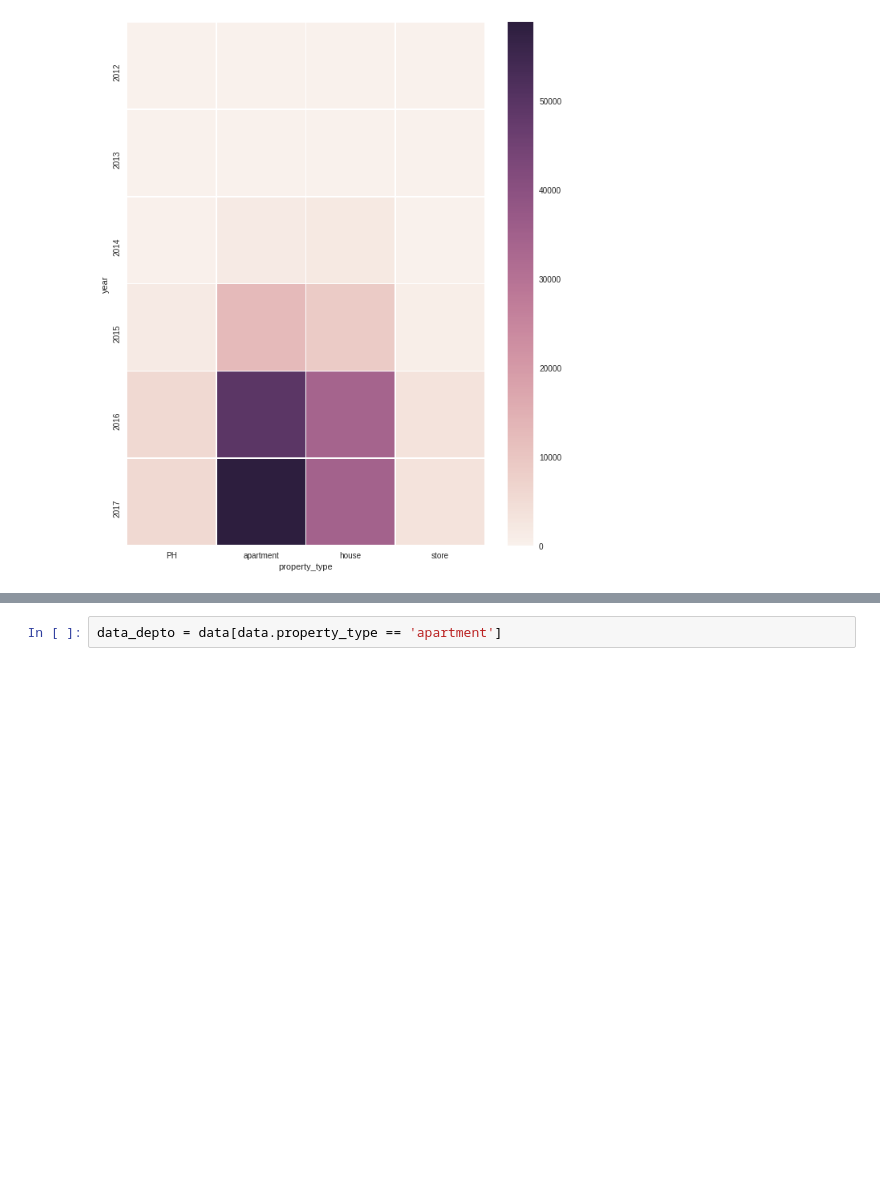
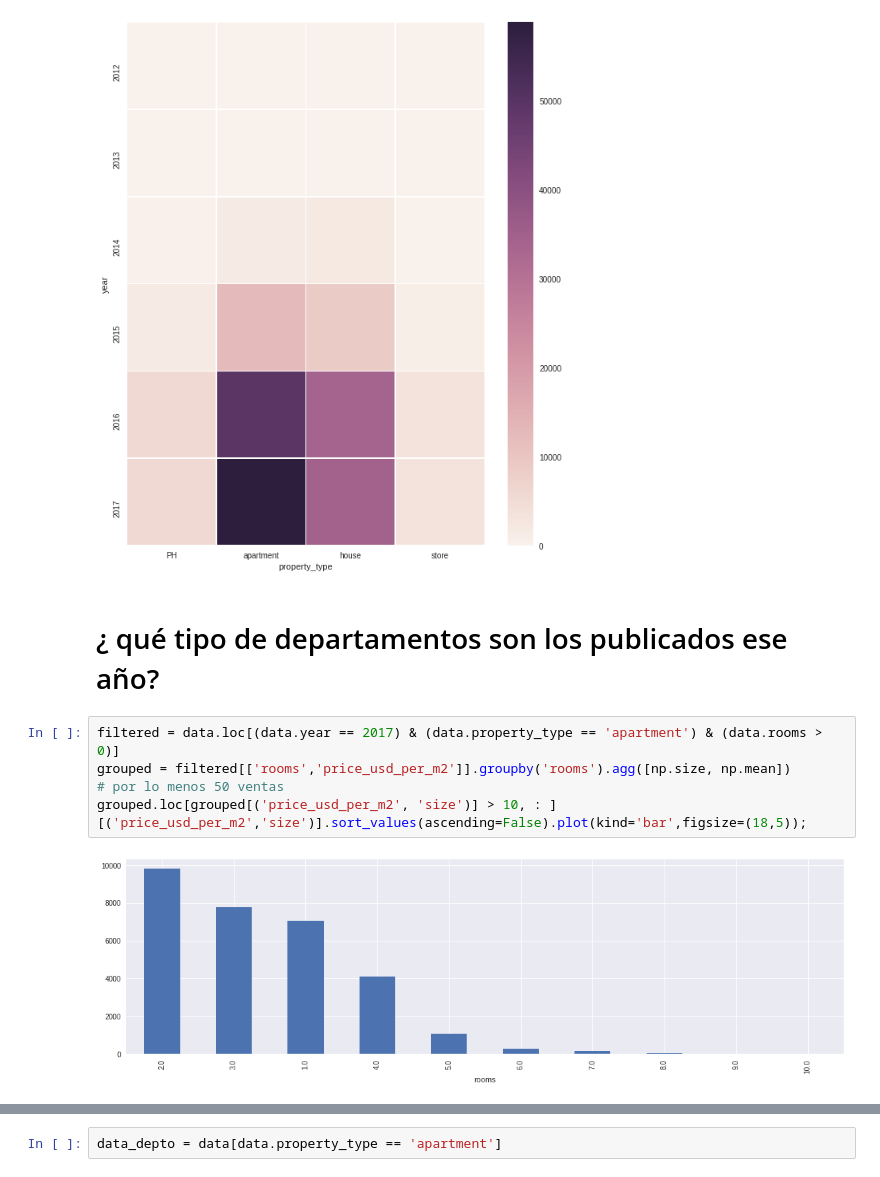
Before and after one commit to Gisse88/TP-7506, a Jupyter notebook: tp.ipynb, the cells around one changed output, grey strips where cells are left out. Saved outputs shown, nothing was run; the diff lists cells and outputs as text; blank space fills up the shorter version.

```diff
--- a/tp.ipynb
+++ b/tp.ipynb
@@ -213,3 +227,12 @@ fig, ax = plt.subplots(figsize=(10,12))
 sns.heatmap(data_grouped, annot=False, linewidths=.5, ax=ax);
 # %% [output]
 [figure]
+# %% [markdown]
+# ¿ qué tipo de departamentos son los publicados ese año?
+# %%
+filtered = data.loc[(data.year == 2017) & (data.property_type == 'apartment') & (data.rooms > 0)]
+grouped = filtered[['rooms','price_usd_per_m2']].groupby('rooms').agg([np.size, np.mean])
+# por lo menos 50 ventas
+grouped.loc[grouped[('price_usd_per_m2', 'size')] > 10, : ][('price_usd_per_m2','size')].sort_values(ascending=False).plot(kind='bar',figsize=(18,5));
+# %% [output]
+[figure, added]
```
Also changed, not shown: parts of 29 cells of this notebook.
